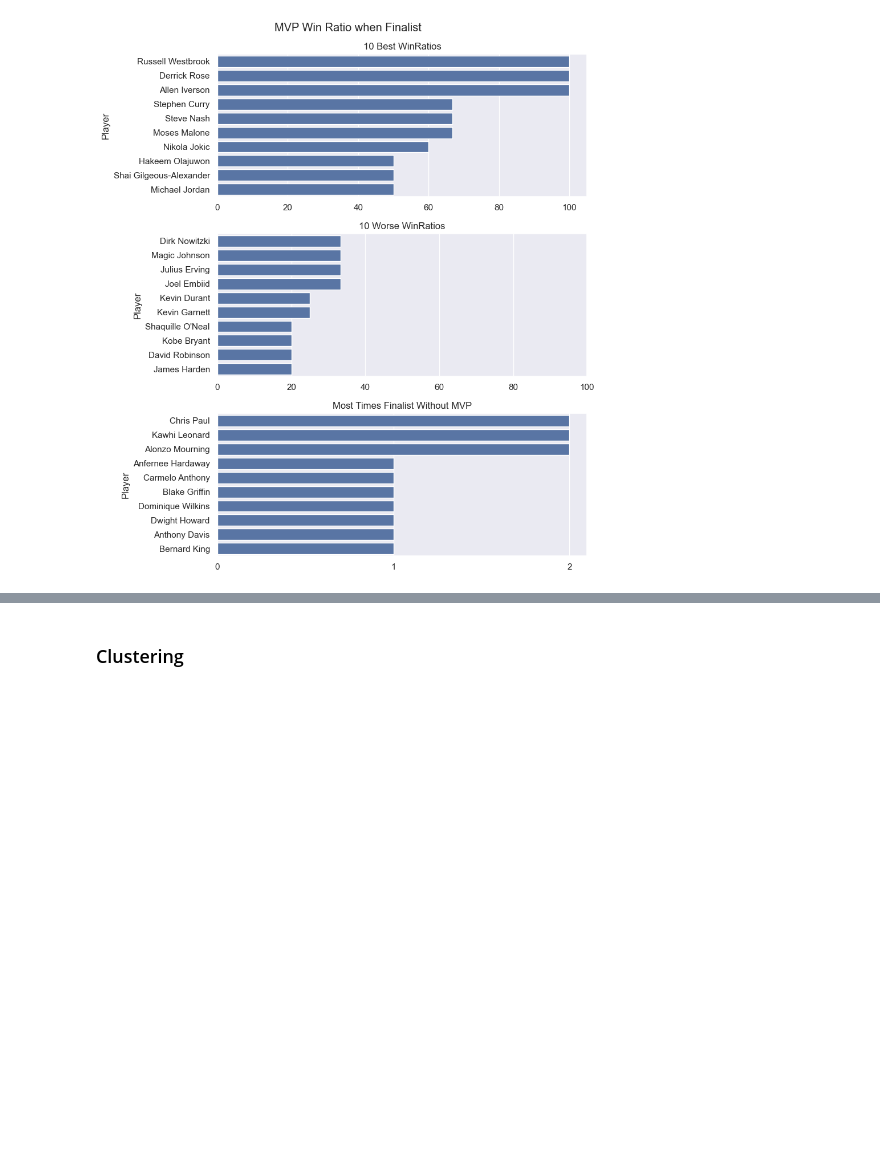
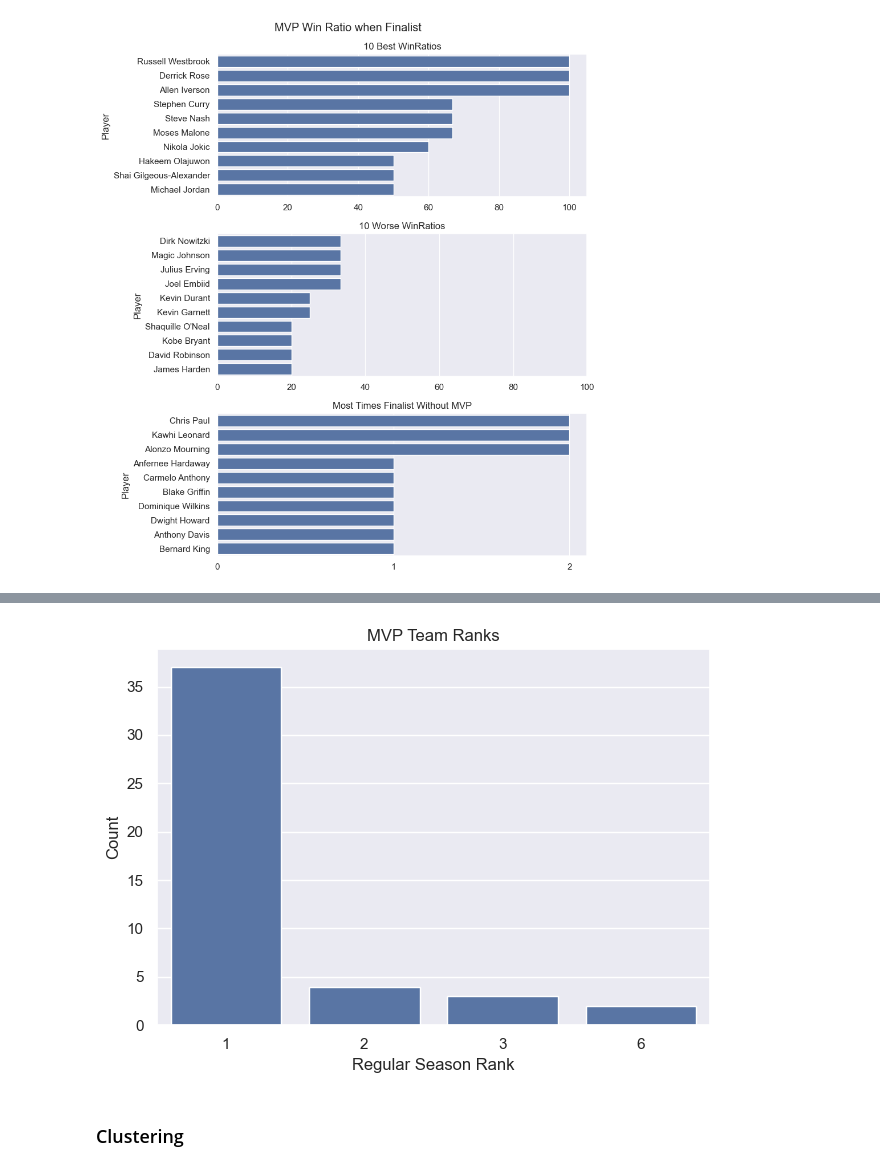
Before and after one commit to valevil27/nba-mvp-analysis, a Jupyter notebook: main.ipynb, the cells around one changed output, grey strips where cells are left out. Saved outputs shown, nothing was run; the diff lists cells and outputs as text; code cells hidden in the pictures; blank space fills up the shorter version.

```diff
--- a/main.ipynb
+++ b/main.ipynb
@@ -142,4 +129,6 @@ df_p
 df_t = df_raw_t.copy()
 df_t["Team"] = df_t["Team"].fillna("TOT")
 df = pd.merge(df_p, df_t, how='left', left_on=["Year", "Team"], right_on=["Year", "Team"], suffixes=[None, "_T"])
-sns.countplot(df[df.isna().any(axis=1)], x="Year")
+df[df.isna().any(axis=1)]
+df = df.dropna()
+dfwin: pd.DataFrame = df[df["Rank"] == 1].copy()
@@ -288,3 +293,12 @@ plt.show()
+# %%
+sns.countplot(dfwin, x="Rank_T")
+plt.title("MVP Team Ranks")
+plt.xlabel("Regular Season Rank")
+plt.ylabel("Count")
+plt.tight_layout()
+plt.show()
+# %% [output]
+[figure, added]
 # %% [markdown]
 ### Clustering
 # %% [markdown]
```
Also changed, not shown: parts of 10 cells of this notebook.
